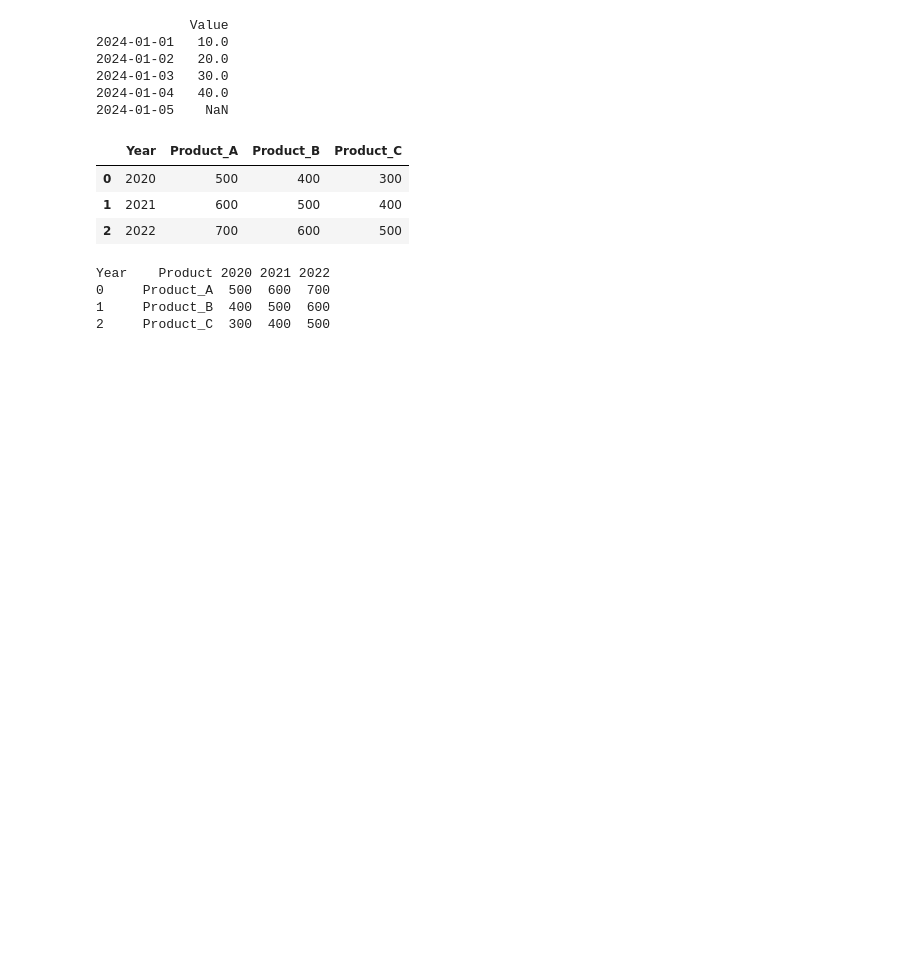
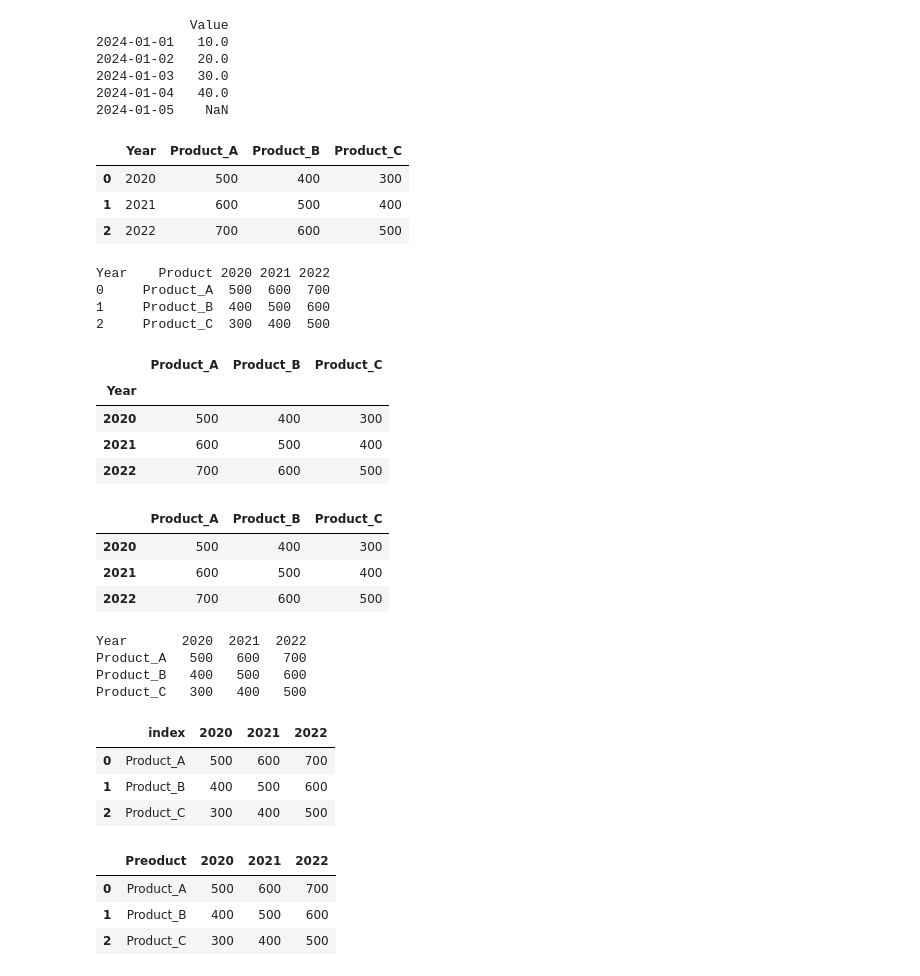
Before and after one commit to windyday0622/windyday, a Jupyter notebook: m3_분석 라이브러리/ pandas_1_데이터_구조.ipynb, the cells around one changed output. Saved outputs shown, nothing was run; the diff lists cells and outputs as text; code cells hidden in the pictures; blank space fills up the shorter version.

```diff
--- a/m3_분석 라이브러리/ pandas_1_데이터_구조.ipynb
+++ b/m3_분석 라이브러리/ pandas_1_데이터_구조.ipynb
@@ -1119,3 +1260,45 @@ Year    Product 2020 2021 2022
 0     Product_A  500  600  700
 1     Product_B  400  500  600
 2     Product_C  300  400  500
+# %%
+df6.set_index('Year', inplace=True)
+# %%
+df6
+# %% [output]
+|  | Product_A | Product_B | Product_C |
+| Year |  |  |  |
+| 2020 | 500 | 400 | 300 |
+| 2021 | 600 | 500 | 400 |
+| 2022 | 700 | 600 | 500 |
+# %%
+df6.index.name = None
+df6
+# %% [output]
+|  | Product_A | Product_B | Product_C |
+| 2020 | 500 | 400 | 300 |
+| 2021 | 600 | 500 | 400 |
+| 2022 | 700 | 600 | 500 |
+# %%
+df_transposed =df6.T
+print(df_transposed)
+# %% [output]
+Year       2020  2021  2022
+Product_A   500   600   700
+Product_B   400   500   600
+Product_C   300   400   500
+# %%
+df_transposed.reset_index(inplace=True)
+df_transposed
+# %% [output]
+|  | index | 2020 | 2021 | 2022 |
+| 0 | Product_A | 500 | 600 | 700 |
+| 1 | Product_B | 400 | 500 | 600 |
+| 2 | Product_C | 300 | 400 | 500 |
+# %%
+df_transposed.rename(columns={'index':'Preoduct'}, inplace=True)
+df_transposed
+# %% [output]
+|  | Preoduct | 2020 | 2021 | 2022 |
+| 0 | Product_A | 500 | 600 | 700 |
+| 1 | Product_B | 400 | 500 | 600 |
+| 2 | Product_C | 300 | 400 | 500 |
```
Also changed, not shown: parts of 10 cells of this notebook.
